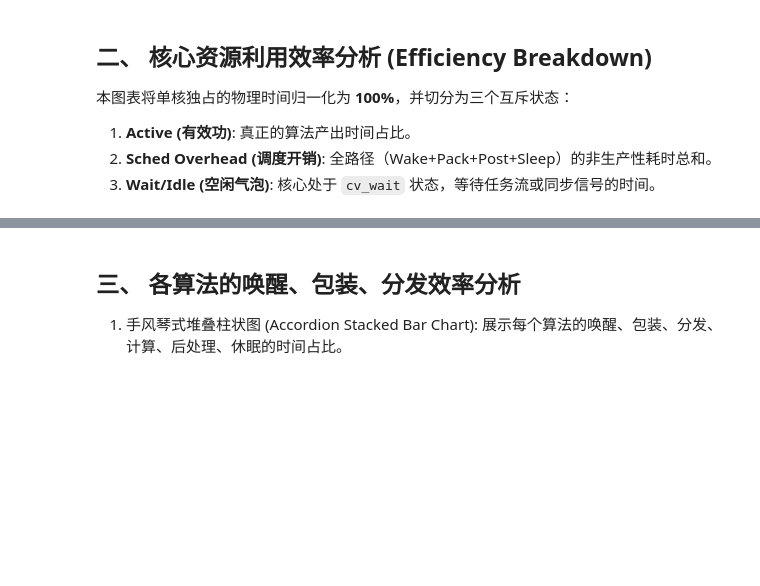
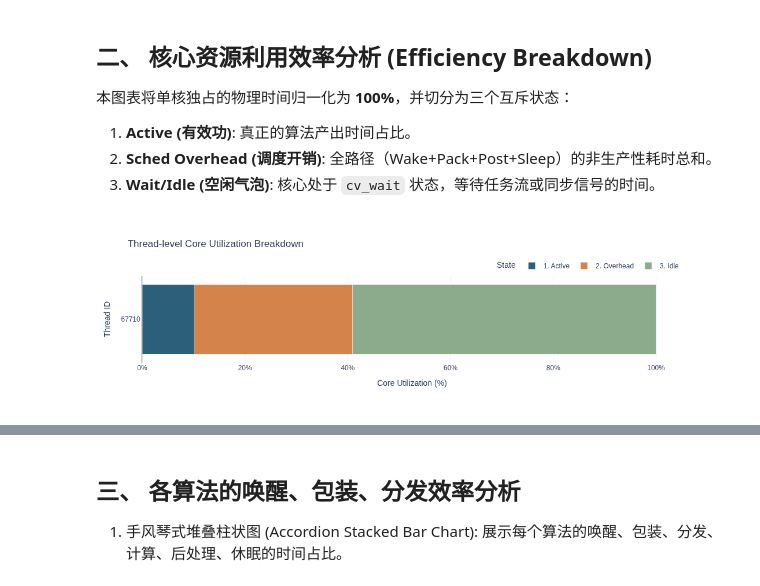
Before and after one commit to Jeeenious/fins, a Jupyter notebook: tool/plot.ipynb, the cells around one changed output, grey strips where cells are left out. Saved outputs shown, nothing was run; the diff lists cells and outputs as text; code cells hidden in the pictures; blank space fills up the shorter version.

```diff
--- a/tool/plot.ipynb
+++ b/tool/plot.ipynb
@@ -447,0 +453,4 @@ draw_thread_analysis_mixed(raw_df, analysis_df)
+# %%
+draw_thread_analysis_mixed(ros2_raw_df, ros2_analysis_df)
+# %% [output]
+[figure, added]
```
Also changed, not shown: parts of 33 cells of this notebook, 2 other files.
